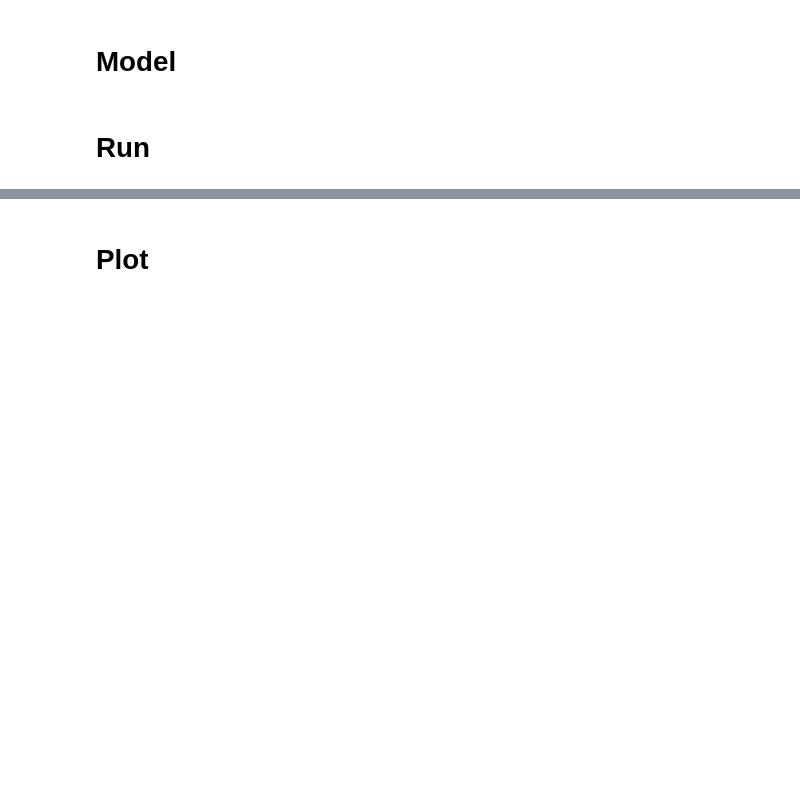
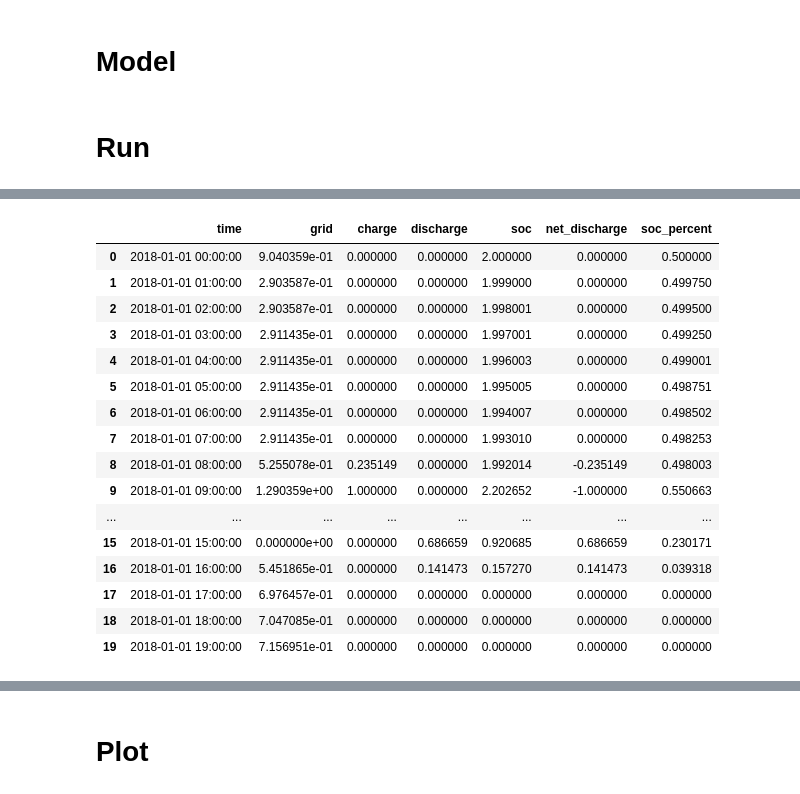
Before and after one commit to AlmostDoneButNever/bess-optimizer, a Jupyter notebook: model-BTM.ipynb, the cells around one changed output, grey strips where cells are left out. Cells and saved outputs as stored; diff of their text form; code cells hidden in the pictures; blank space fills up the shorter version.

```diff
--- a/model-BTM.ipynb
+++ b/model-BTM.ipynb
@@ -27,11 +27,5 @@ if excel_mode == 1:
     dt = 1
 
     price_df = energy_price.copy()
-# %%
-dir_path = 'data/prices/'
-prim_category = 'PRIRESA'
-cons_category = 'CONRESA'
-
-price_df = price_process(dir_path, prim_category, cons_category)
 # %%
 # Parameters
@@ -173,7 +185,7 @@ print(total_revenue)
 # %%
 # Create a DataFrame for the results
 data = {
-    'time': price_df.index,
+    'time': price_df.index[:len(all_grid_schedules)],
     'grid': all_grid_schedules,
     'charge': all_charging_schedules,
     'discharge': all_discharging_schedules,
@@ -190,0 +217,20 @@ result_df
+# %%
+result_df.head(20)
+# %% [output]
+|  | time | grid | charge | discharge | soc | net_discharge | soc_percent |
+| 0 | 2018-01-01 00:00:00 | 9.040359e-01 | 0.000000 | 0.000000 | 2.000000 | 0.000000 | 0.500000 |
+| 1 | 2018-01-01 01:00:00 | 2.903587e-01 | 0.000000 | 0.000000 | 1.999000 | 0.000000 | 0.499750 |
+| 2 | 2018-01-01 02:00:00 | 2.903587e-01 | 0.000000 | 0.000000 | 1.998001 | 0.000000 | 0.499500 |
+| 3 | 2018-01-01 03:00:00 | 2.911435e-01 | 0.000000 | 0.000000 | 1.997001 | 0.000000 | 0.499250 |
+| 4 | 2018-01-01 04:00:00 | 2.911435e-01 | 0.000000 | 0.000000 | 1.996003 | 0.000000 | 0.499001 |
+| 5 | 2018-01-01 05:00:00 | 2.911435e-01 | 0.000000 | 0.000000 | 1.995005 | 0.000000 | 0.498751 |
+| 6 | 2018-01-01 06:00:00 | 2.911435e-01 | 0.000000 | 0.000000 | 1.994007 | 0.000000 | 0.498502 |
+| 7 | 2018-01-01 07:00:00 | 2.911435e-01 | 0.000000 | 0.000000 | 1.993010 | 0.000000 | 0.498253 |
+| 8 | 2018-01-01 08:00:00 | 5.255078e-01 | 0.235149 | 0.000000 | 1.992014 | -0.235149 | 0.498003 |
+| 9 | 2018-01-01 09:00:00 | 1.290359e+00 | 1.000000 | 0.000000 | 2.202652 | -1.000000 | 0.550663 |
+| ... | ... | ... | ... | ... | ... | ... | ... |
+| 15 | 2018-01-01 15:00:00 | 0.000000e+00 | 0.000000 | 0.686659 | 0.920685 | 0.686659 | 0.230171 |
+| 16 | 2018-01-01 16:00:00 | 5.451865e-01 | 0.000000 | 0.141473 | 0.157270 | 0.141473 | 0.039318 |
+| 17 | 2018-01-01 17:00:00 | 6.976457e-01 | 0.000000 | 0.000000 | 0.000000 | 0.000000 | 0.000000 |
+| 18 | 2018-01-01 18:00:00 | 7.047085e-01 | 0.000000 | 0.000000 | 0.000000 | 0.000000 | 0.000000 |
+| 19 | 2018-01-01 19:00:00 | 7.156951e-01 | 0.000000 | 0.000000 | 0.000000 | 0.000000 | 0.000000 |
```
Also changed, not shown: parts of 5 cells of this notebook, 16 other files.
